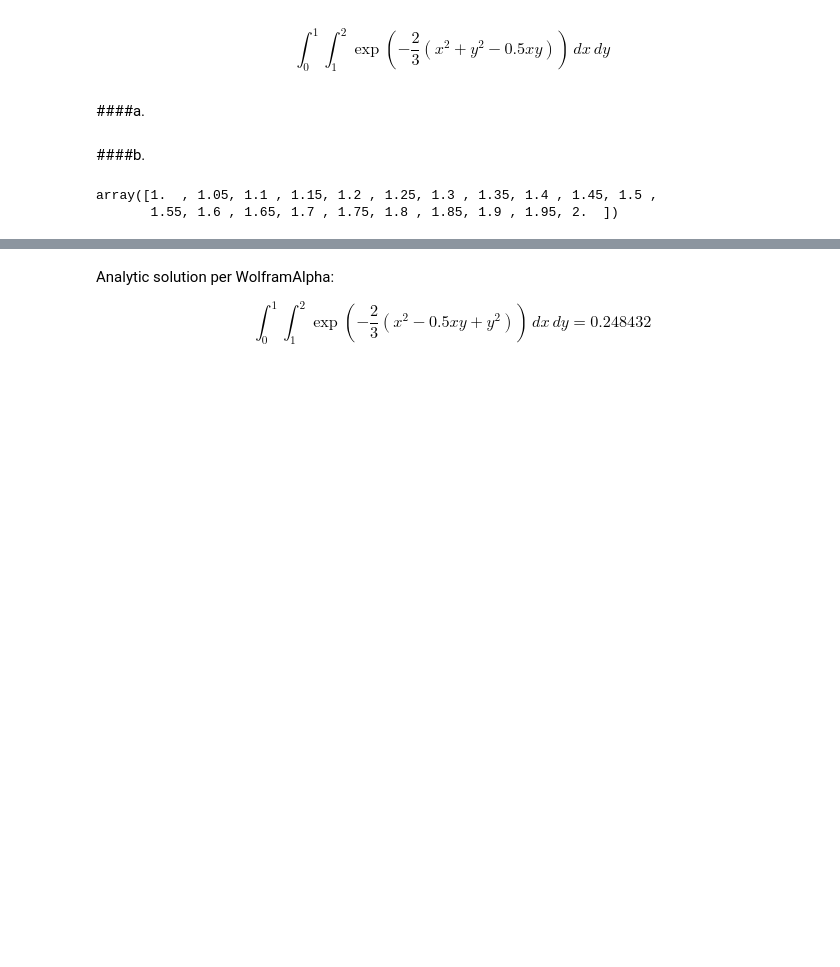
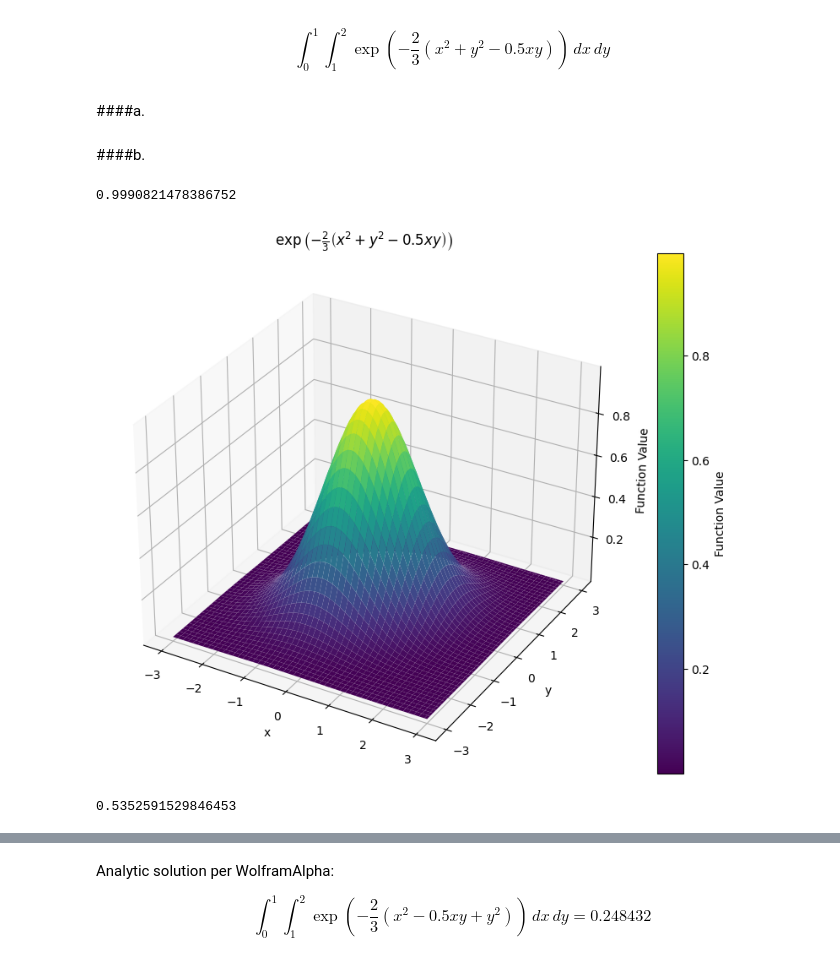
Before and after one commit to NRJaggers/Applied-Stochastic-Processes, a Jupyter notebook: PracticeProblems/Intro_to_MCMC.ipynb, the cells around one changed output, grey strips where cells are left out. Cells and saved outputs as stored; diff of their text form; code cells hidden in the pictures; blank space fills up the shorter version.

```diff
--- a/PracticeProblems/Intro_to_MCMC.ipynb
+++ b/PracticeProblems/Intro_to_MCMC.ipynb
@@ -26,6 +27,45 @@ import numpy as np
-# %%
-x = np.linspace(1,2,21)
-y =
-# %% [output]
-array([1.  , 1.05, 1.1 , 1.15, 1.2 , 1.25, 1.3 , 1.35, 1.4 , 1.45, 1.5 ,
-       1.55, 1.6 , 1.65, 1.7 , 1.75, 1.8 , 1.85, 1.9 , 1.95, 2.  ])
+# %%
+# Define the function
+def f(x, y):
+    return np.exp(-2/3 * (x**2 + y**2 - 0.5*x*y))
+
+# Generate x and y coordinates
+x = np.linspace(-3, 3, 100)
+y = np.linspace(-3, 3, 100)
+X, Y = np.meshgrid(x, y)
+
+# Calculate function values over the grid
+Z = f(X, Y)
+
+# Find max value of surface
+Z.max()
+# %% [output]
+0.9990821478386752
+# %%
+# Plot entire the surface
+fig = plt.figure(figsize=(10, 8))
+ax = fig.add_subplot(111, projection='3d')
+surf = ax.plot_surface(X, Y, Z, cmap='viridis', edgecolor='none')
+fig.colorbar(surf, label='Function Value')
+ax.set_xlabel('x')
+ax.set_ylabel('y')
+ax.set_zlabel('Function Value')
+ax.set_title(r'$\exp\left(-\frac{2}{3}\left(x^2 + y^2 -0.5 xy\right)\right)$')
+
+plt.show()
+# %% [output]
+[figure, added]
+# %%
+# Generate x and y coordinates as seen in integral
+x = np.linspace(1, 2, 100)
+y = np.linspace(0, 1, 100)
+X, Y = np.meshgrid(x, y)
+
+# Calculate function values over the grid
+Z = f(X, Y)
+
+# Find max value of surface
+surface_max = Z.max()
+surface_max
+# %% [output]
+0.5352591529846453
```
Also changed, not shown: parts of 4 cells of this notebook.
